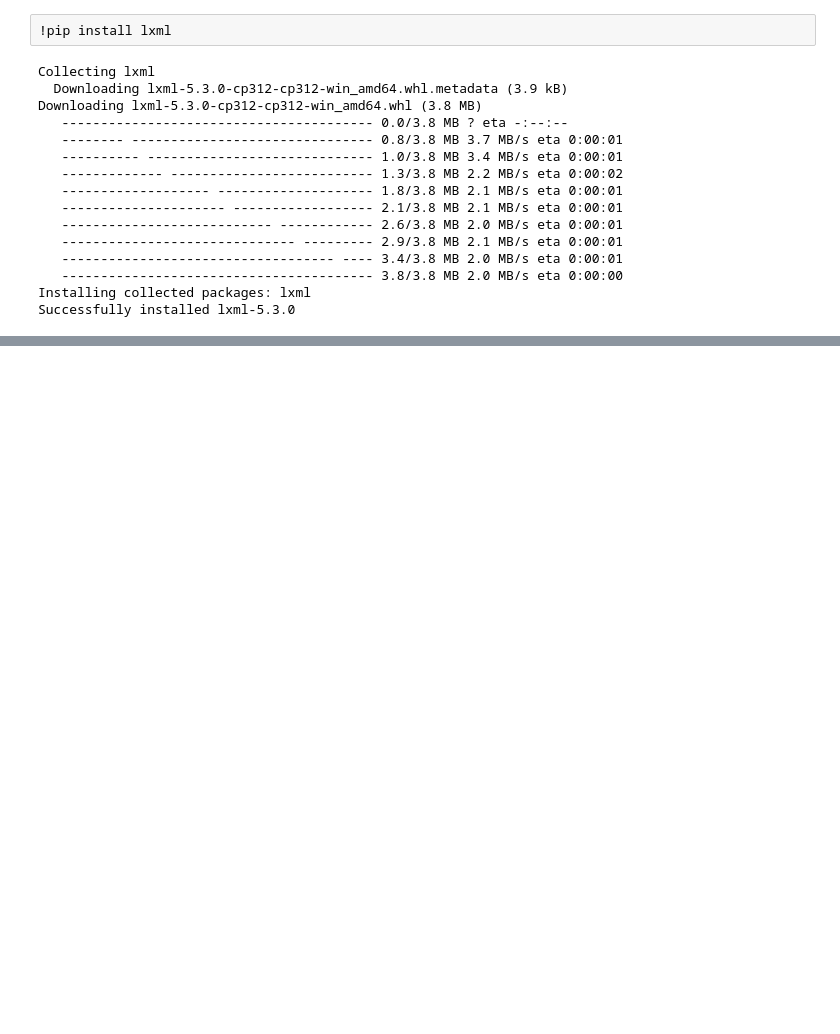
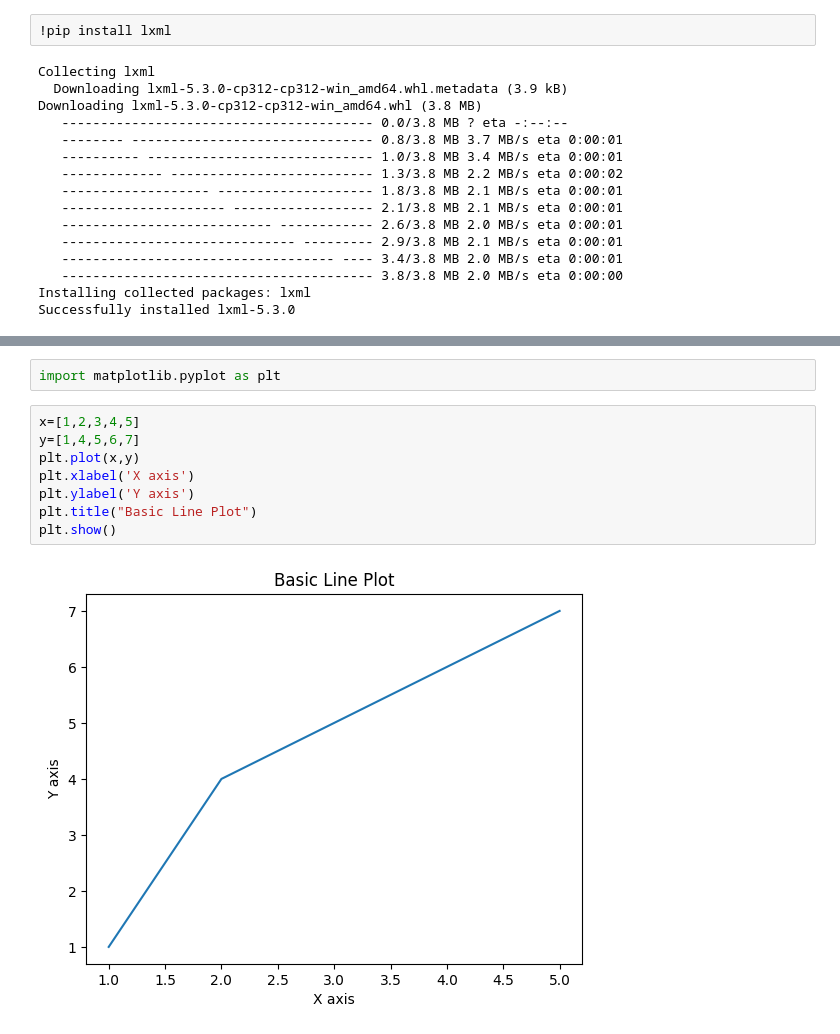
Before and after one commit to RaviSoni804426/AI-Code, a Jupyter notebook: My Code/basicpython.ipynb, the cells around one changed output, grey strips where cells are left out. Saved outputs shown, nothing was run; the diff lists cells and outputs as text; blank space fills up the shorter version.

```diff
--- a/My Code/basicpython.ipynb
+++ b/My Code/basicpython.ipynb
@@ -264,0 +277,12 @@ url("")
+# %%
+import matplotlib.pyplot as plt
+# %%
+x=[1,2,3,4,5]
+y=[1,4,5,6,7]
+plt.plot(x,y)
+plt.xlabel('X axis')
+plt.ylabel('Y axis')
+plt.title("Basic Line Plot")
+plt.show()
+# %% [output]
+[figure, added]
```
Also changed, not shown: parts of 4 cells of this notebook.
